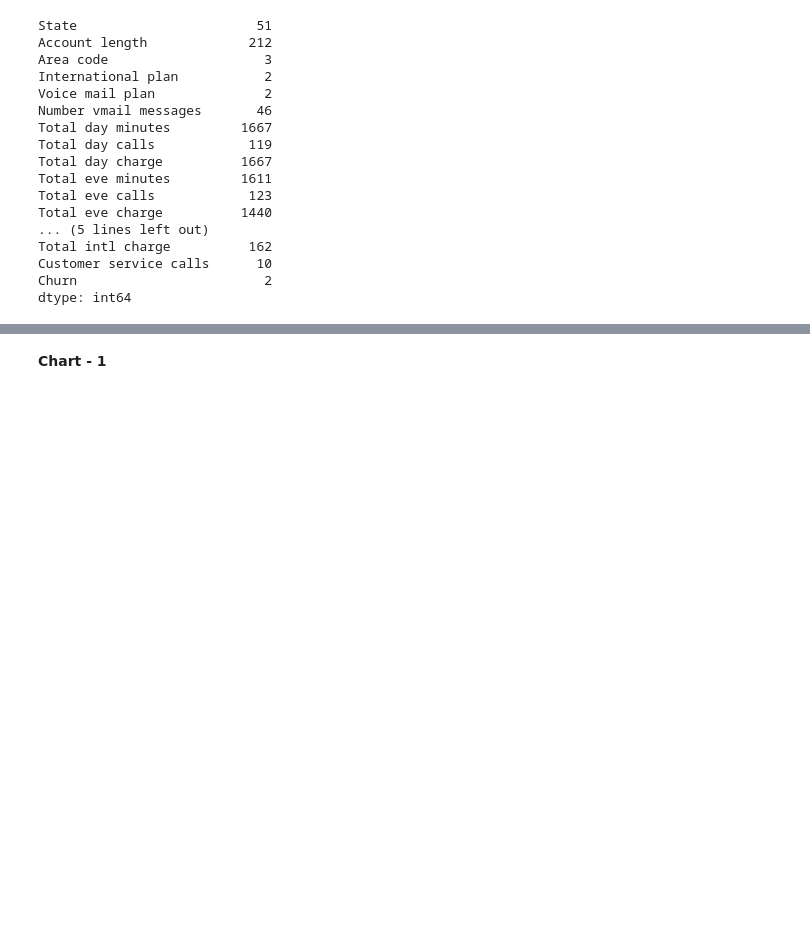
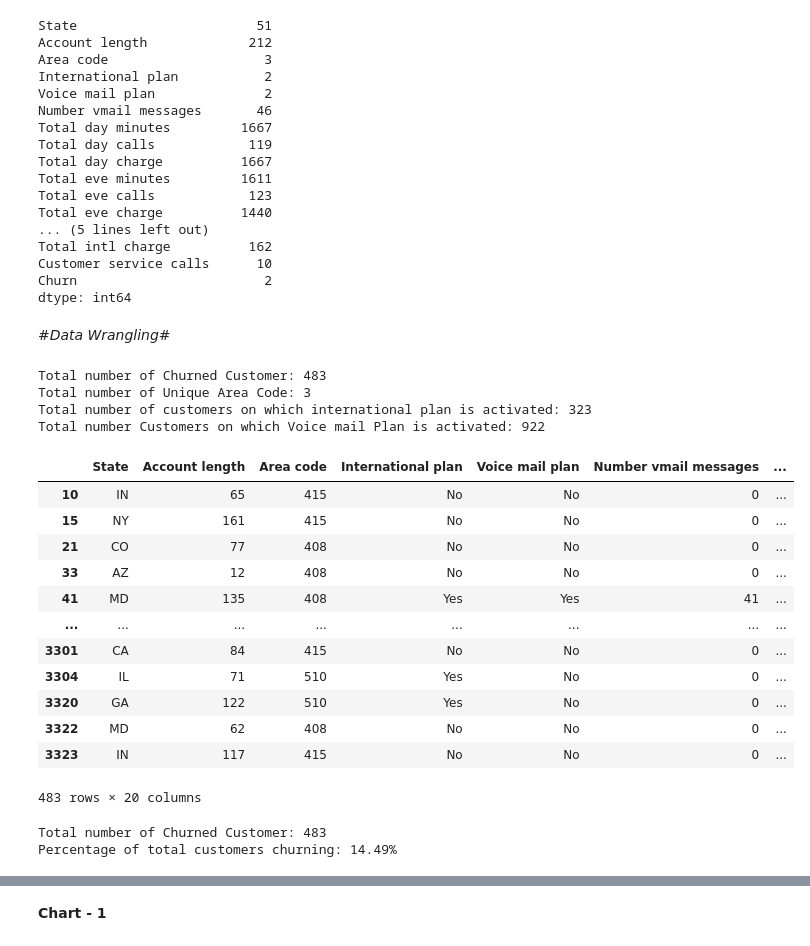
Before and after one commit to jasleenkau/edatelecomchurn, a Jupyter notebook: edatelecomchurn.ipynb, the cells around one changed output, grey strips where cells are left out. Saved outputs shown, nothing was run; the diff lists cells and outputs as text; code cells hidden in the pictures; blank space fills up the shorter version.

```diff
--- a/edatelecomchurn.ipynb
+++ b/edatelecomchurn.ipynb
@@ -252,3 +252,52 @@ Total intl charge          162
 Customer service calls      10
 Churn                        2
 dtype: int64
+# %% [markdown]
+#*Data Wrangling*#
+# %%
+#For analysis of teleComChurn Analysis, let examing the code more clearly
+
+#Total number of Churned customer
+Total_number_Churned_customer=telecom[telecom['Churn']==True]['Churn'].count()
+print("Total number of Churned Customer:", Total_number_Churned_customer)
+
+#Total number of Unique Area Code
+Total_number_Unique_area_code=telecom['Area code'].nunique()
+print("Total number of Unique Area Code:",Total_number_Unique_area_code)
+
+# Total number of Customers on which International Plan is activated
+Total_number_customer_international_plan=telecom[telecom['International plan']=='Yes'] ['International plan'].count()
+print("Total number of customers on which international plan is activated:",Total_number_customer_international_plan)
+#Total number of Customers on which Voice mail Plan is activated
+Total_number_customer_voice_mail=telecom[telecom['Voice mail plan']=='Yes'] ['Voice mail plan'].count()
+print("Total number Customers on which Voice mail Plan is activated:",Total_number_customer_voice_mail)
+
+# Number of churned customer
+Number_Churned_customer = telecom[telecom['Churn']==True]
+Number_Churned_customer
+# %% [output]
+Total number of Churned Customer: 483
+Total number of Unique Area Code: 3
+Total number of customers on which international plan is activated: 323
+Total number Customers on which Voice mail Plan is activated: 922
+|  | State | Account length | Area code | International plan | Voice mail plan | Number vmail messages | ... |
+| 10 | IN | 65 | 415 | No | No | 0 | ... |
+| 15 | NY | 161 | 415 | No | No | 0 | ... |
+| 21 | CO | 77 | 408 | No | No | 0 | ... |
+| 33 | AZ | 12 | 408 | No | No | 0 | ... |
+| 41 | MD | 135 | 408 | Yes | Yes | 41 | ... |
+| ... | ... | ... | ... | ... | ... | ... | ... |
+| 3301 | CA | 84 | 415 | No | No | 0 | ... |
+| 3304 | IL | 71 | 510 | Yes | No | 0 | ... |
+| 3320 | GA | 122 | 510 | Yes | No | 0 | ... |
+| 3322 | MD | 62 | 408 | No | No | 0 | ... |
+| 3323 | IN | 117 | 415 | No | No | 0 | ... |
+483 rows × 20 columns
+# %%
+# Percentage of the Total customers churning
+print("Total number of Churned Customer:", Total_number_Churned_customer)
+percentage_total_customer_churning= (Total_number_Churned_customer/telecom['Churn'].count())*100
+print(f"Percentage of total customers churning: {round(percentage_total_customer_churning,2)}%")
+# %% [output]
+Total number of Churned Customer: 483
+Percentage of total customers churning: 14.49%
```
Also changed, not shown: parts of 33 cells of this notebook.
